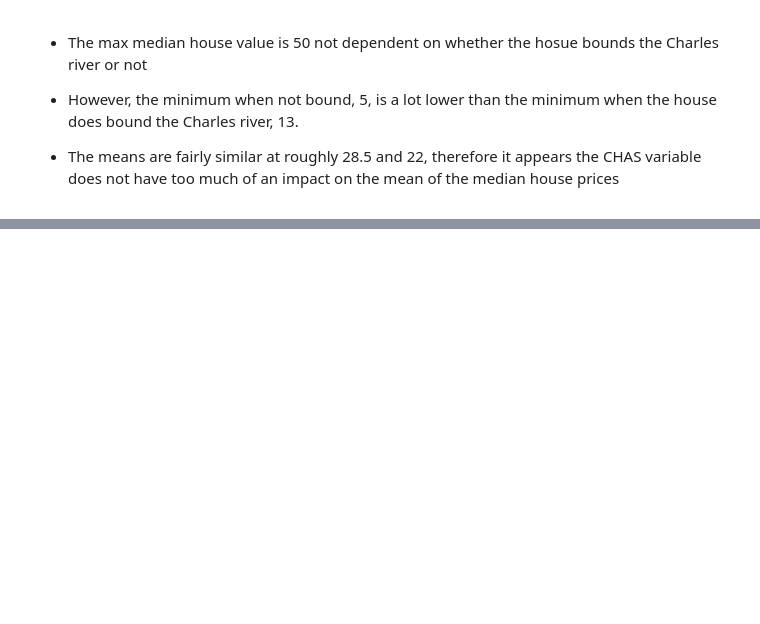
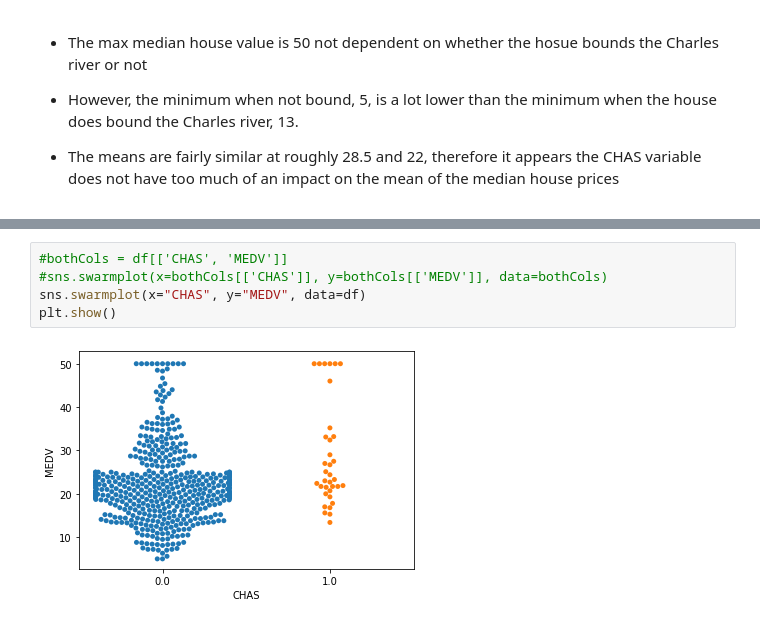
Before and after one commit to ShaunaB93/Machine_learning_and_statistics_assessment, a Jupyter notebook: Infer2.ipynb, the cells around one changed output, grey strips where cells are left out. Cells and saved outputs as stored; diff of their text form; blank space fills up the shorter version.

```diff
--- a/Infer2.ipynb
+++ b/Infer2.ipynb
@@ -170,0 +254,7 @@ Name: MEDV, dtype: float64
+# %%
+#bothCols = df[['CHAS', 'MEDV']]
+#sns.swarmplot(x=bothCols[['CHAS']], y=bothCols[['MEDV']], data=bothCols)
+sns.swarmplot(x="CHAS", y="MEDV", data=df)
+plt.show()
+# %% [output]
+[figure, added]
```
Also changed, not shown: parts of 7 cells of this notebook.
